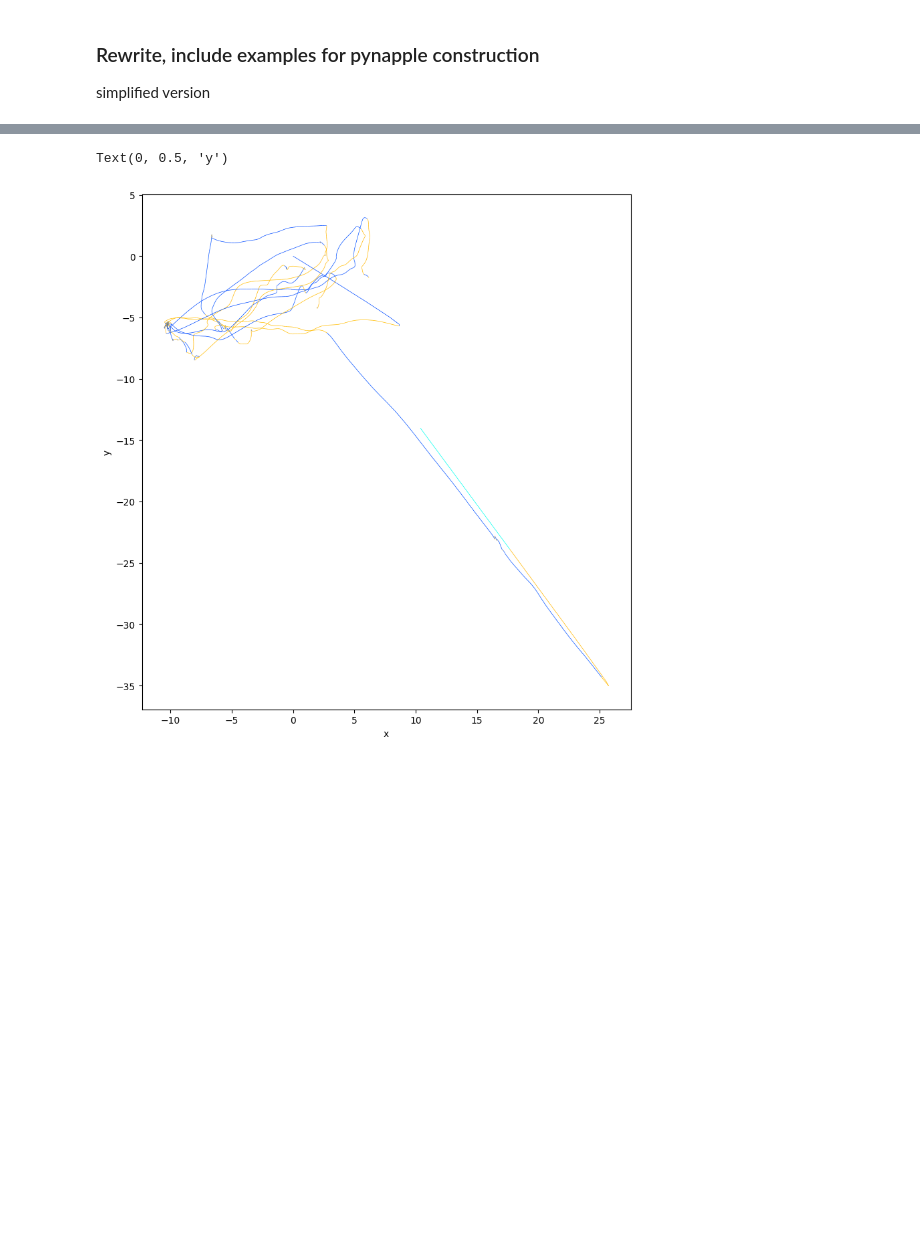
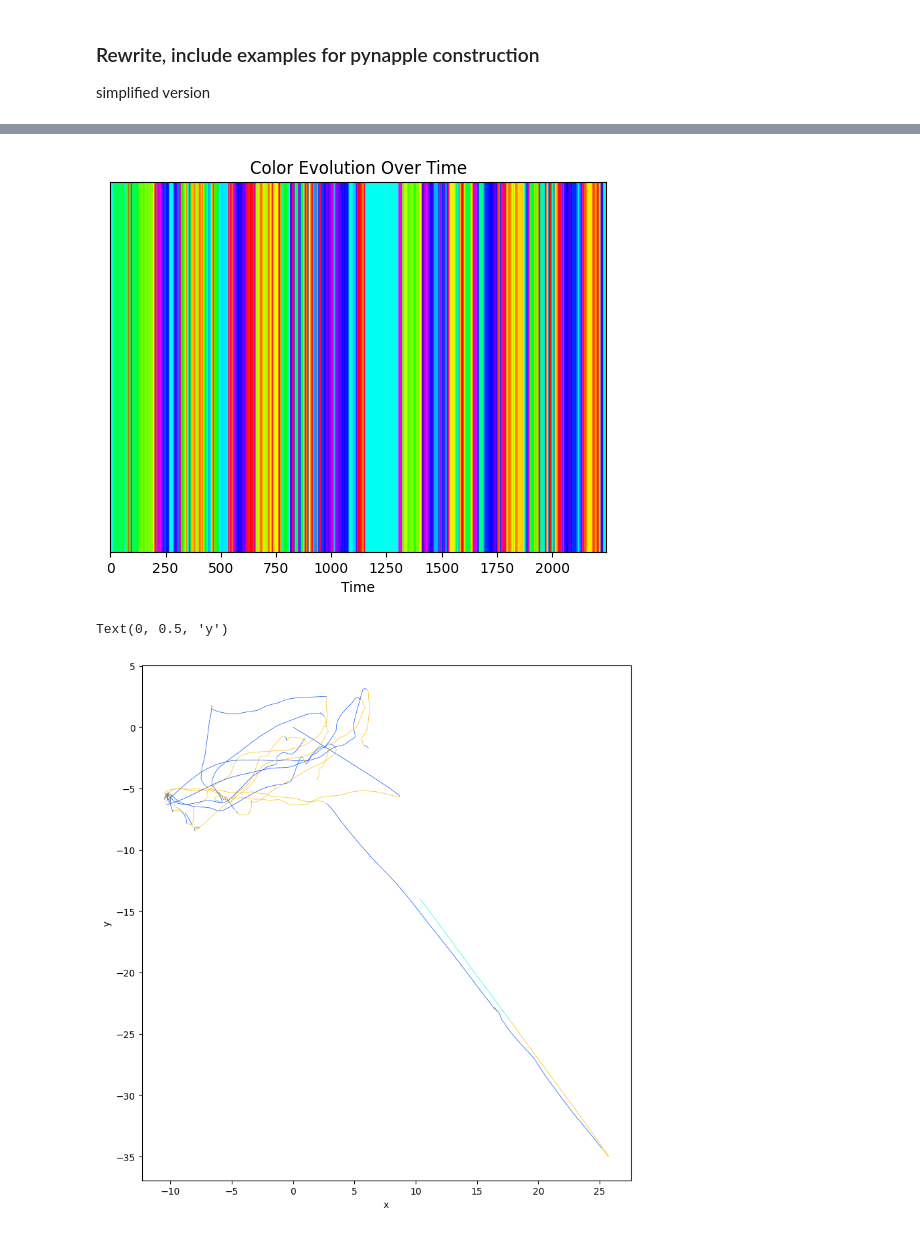
Before and after one commit to Akseli-Ilmanen/EthoGraph, a Jupyter notebook: examples/create_dataset_Moll25.ipynb, the cells around one changed output, grey strips where cells are left out. Drawn from its saved outputs; the diff is of its cells as text; code cells hidden in the pictures; blank space fills up the shorter version.

```diff
--- a/examples/create_dataset_Moll25.ipynb
+++ b/examples/create_dataset_Moll25.ipynb
@@ -238,8 +238,8 @@ dt = eto.from_datasets(ds_list)
 dt.attrs["session_date"] = session_date
 
 
-dt.set_media("video", video_files, device_labels=['cam-1'])
-dt.set_media("pose", pose_files, device_labels=['cam-1'])
+# dt.set_media("video", video_files, device_labels=['cam-1'])
+# dt.set_media("pose", pose_files, device_labels=['cam-1'])
 
 
-# dt.save(data_folder / "Trial_data_new.nc")
+dt.save(data_folder / "Trial_data_new.nc")
@@ -252,11 +280,10 @@ from ethograph.features.changepoints import find_troughs_binary, find_nearest_tu
 from ethograph.io.pynapple import add_changepoints_to_nap, add_angle_rgb_to_nap
 import pynapple as nap
 
-speed_path = r"C:\Users\aksel\Desktop\POPPY_LABEL\ses-000_date-20260308_01\behav\pynapple\beakTip_speed.npz"
-pos_path = r"C:\Users\aksel\Desktop\POPPY_LABEL\ses-000_date-20260308_01\behav\pynapple\beakTip_position.npz"
-
 
 GAP = 10.0
+
+smoothing_params = {"sigma": 1.5, "axis": 0, "mode": "constant", "cval": np.nan}
 
 all_speed = []
 all_velocity = []
@@ -297,16 +324,17 @@ position_tdf = nap.TsdFrame(
 
 speed_troughs = add_changepoints_to_nap(
     speed_tsd,
-    target_feature="speed",
+    target_feature="beakTip_speed",
     changepoint_func=find_troughs_binary,
-    prominence=0.3,
+    prominence=0.5,
+    distance=2
 )
 
 
 # angle_rgb from position (2D xy input)
 angle_rgb = add_angle_rgb_to_nap(
     position_tdf,
-    smoothing_params={"sigma": 3},
+    smoothing_params=smoothing_params,
     position_key="position",
     xy_columns=["x", "y"],
 )
@@ -323,3 +374,21 @@ speed_troughs.save(os.path.join(out, "beakTip_speed_troughs"))
+# %%
+import matplotlib.pyplot as plt
+
+import matplotlib.pyplot as plt
+
+tsd = angle_rgb
+
+import numpy as np
+
+rgb = tsd.values  # shape: (2246, 3)
+
+plt.imshow([rgb], aspect='auto')
+plt.yticks([])
+plt.xlabel("Time")
+plt.title("Color Evolution Over Time")
+plt.show()
+# %% [output]
+[figure, added]
 # %%
 from matplotlib.collections import LineCollection
 
```
Also changed, not shown: parts of 8 cells of this notebook, 23 other files.
